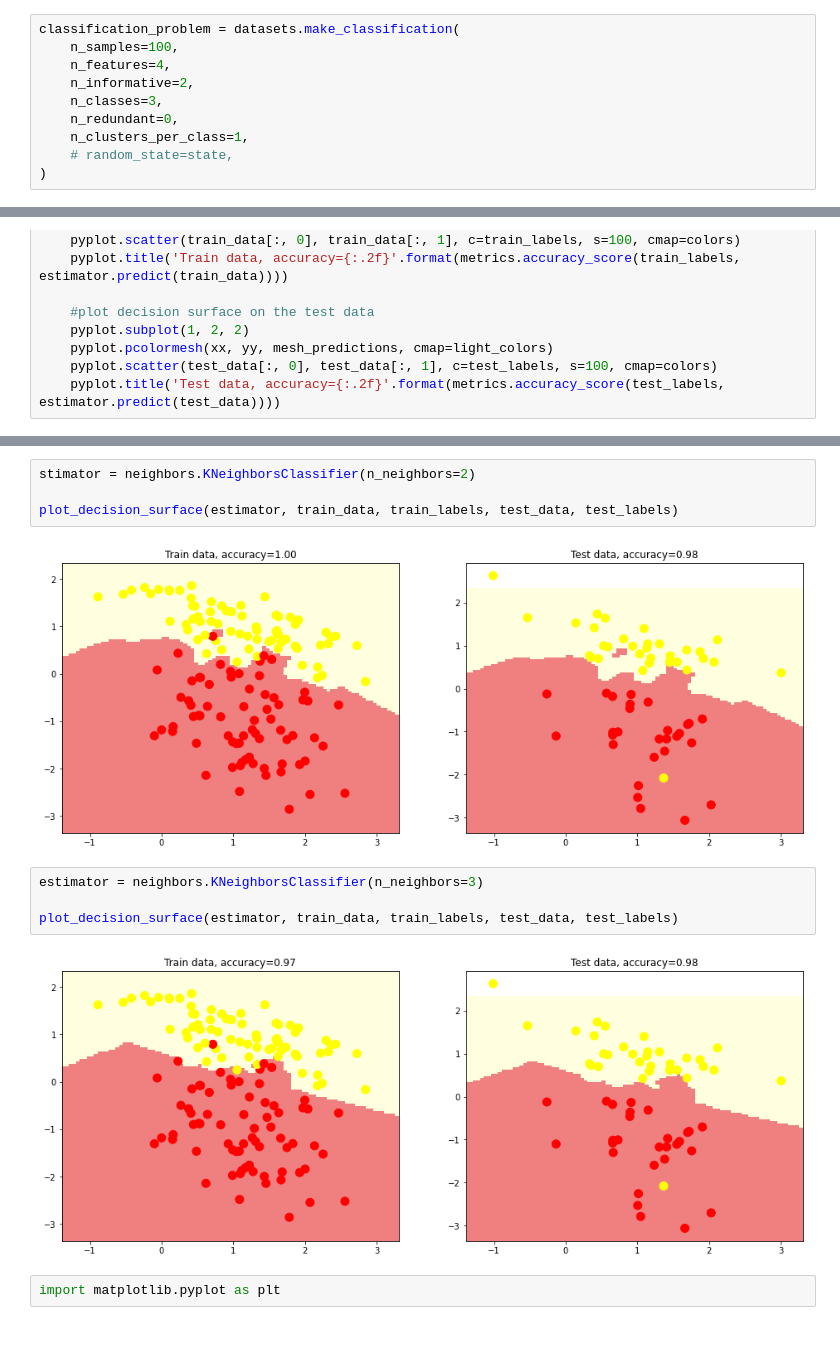
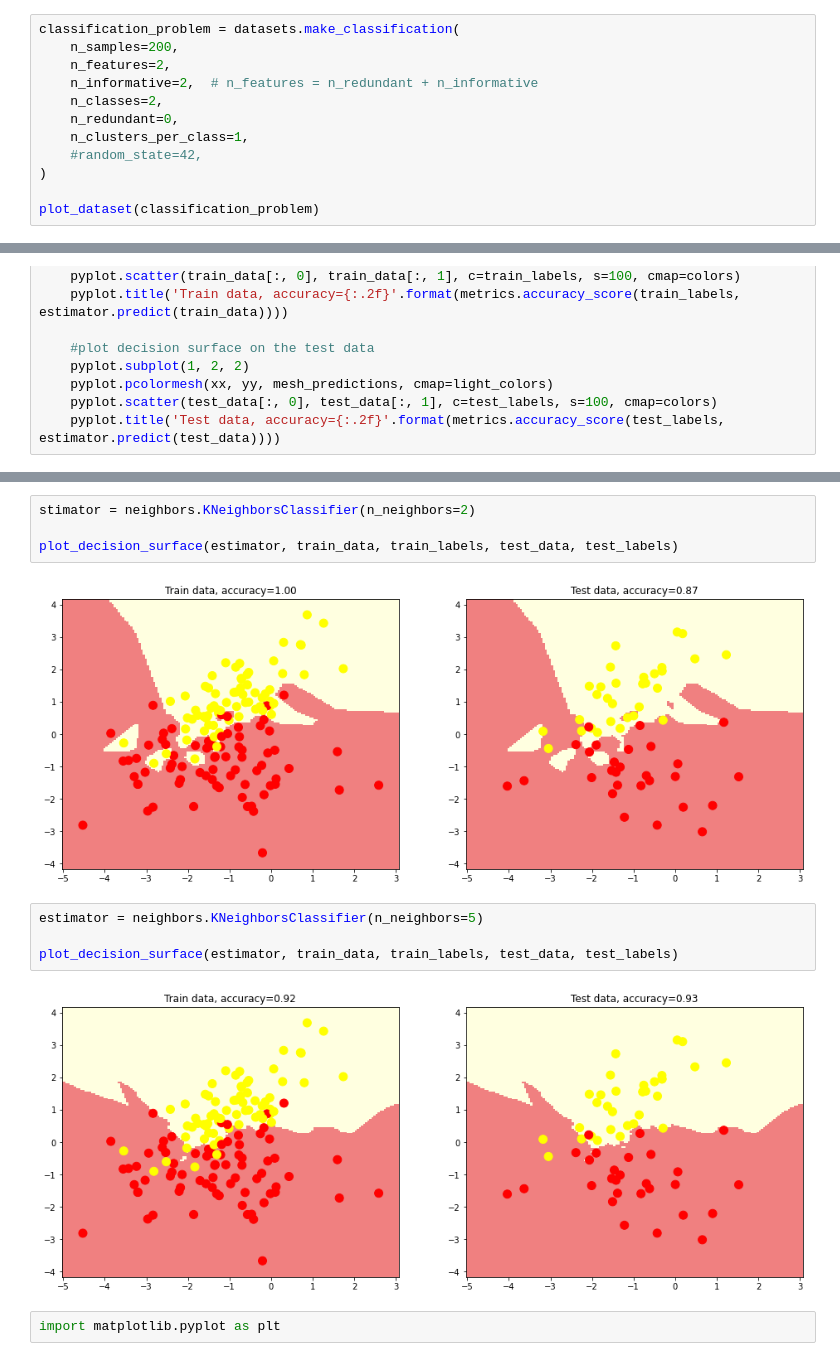
Before and after one commit to VorobevEI/MADMO, a Jupyter notebook: seminar04_knn/knn_super_easy.ipynb, the cells around one changed output, grey strips where cells are left out. Saved outputs shown, nothing was run; the diff lists cells and outputs as text.

```diff
--- a/seminar04_knn/knn_super_easy.ipynb
+++ b/seminar04_knn/knn_super_easy.ipynb
@@ -18,10 +28,12 @@ np.random.seed(123)
 # %%
 classification_problem = datasets.make_classification(
-    n_samples=100,
-    n_features=4,
-    n_informative=2,
-    n_classes=3,
+    n_samples=200,
+    n_features=2,
+    n_informative=2,  # n_features = n_redundant + n_informative
+    n_classes=2,
     n_redundant=0,
     n_clusters_per_class=1,
-    # random_state=state,
+    #random_state=42,
 )
+
+plot_dataset(classification_problem)
@@ -116,13 +124,13 @@ stimator = neighbors.KNeighborsClassifier(n_neighbors=2)
 
 plot_decision_surface(estimator, train_data, train_labels, test_data, test_labels)
 # %% [output]
-[figure, old version]
+[figure, new version]
 # %%
-estimator = neighbors.KNeighborsClassifier(n_neighbors=3)
+estimator = neighbors.KNeighborsClassifier(n_neighbors=5)
 
 plot_decision_surface(estimator, train_data, train_labels, test_data, test_labels)
 # %% [output]
-[figure, old version]
+[figure, new version]
 # %%
 import matplotlib.pyplot as plt
 # %%
```
Also changed, not shown: parts of 25 cells of this notebook, 1 other file.
